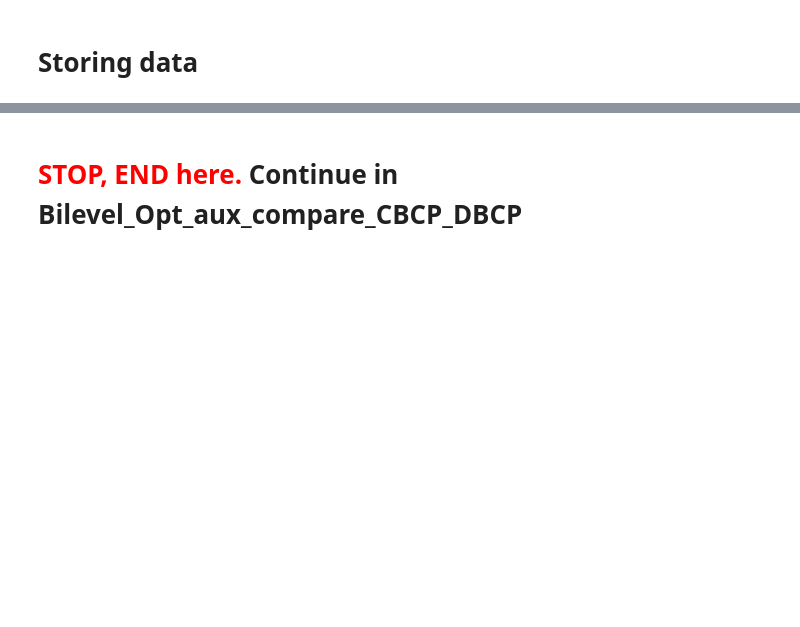
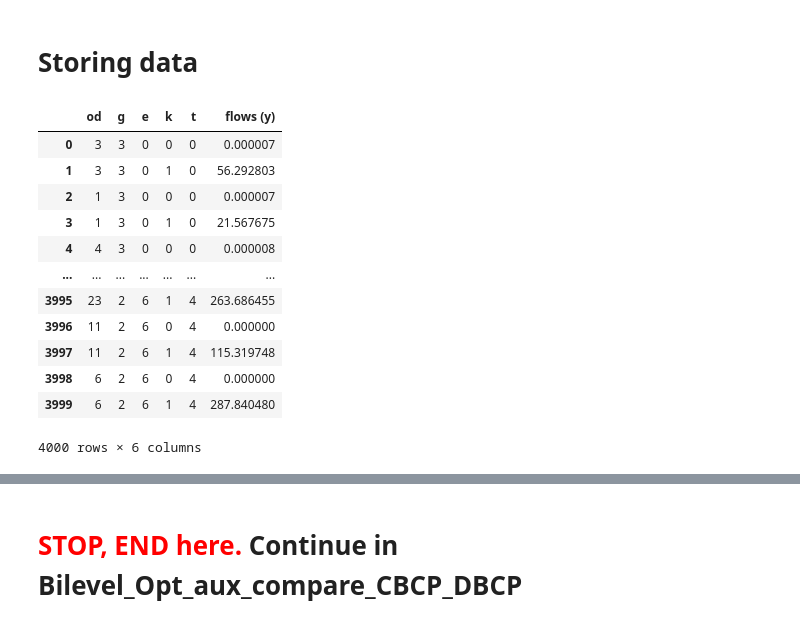
Before and after one commit to chihyuanchiu/CBCP_Credit_Discount, a Jupyter notebook: frank/Bilevel_Opt_CBCP_5_2___CBCP_to_init_DBCP.ipynb, the cells around one changed output, grey strips where cells are left out. Drawn from its saved outputs; the diff is of its cells as text; code cells hidden in the pictures; blank space fills up the shorter version.

```diff
--- a/frank/Bilevel_Opt_CBCP_5_2___CBCP_to_init_DBCP.ipynb
+++ b/frank/Bilevel_Opt_CBCP_5_2___CBCP_to_init_DBCP.ipynb
@@ -181,7 +235,7 @@ for counter, city in enumerate(dict_latency_params.keys()):
 # %%
 ## Set lambdas:
 
-lambda_E, lambda_R, lambda_I = 1.0, 1.0, 1.0
+lambda_E, lambda_R, lambda_I = 10.0, 1.0, 0.0
 lambda_list = [lambda_E, lambda_R, lambda_I]
 
 ## Initialize tau, alpha values:
@@ -189,7 +243,7 @@ lambda_list = [lambda_E, lambda_R, lambda_I]
 filename_segment = str(int(lambda_E)) + '_' + str(int(lambda_R)) + '_' + str(int(lambda_I))
 
 # directory_inits = '../data/opt_values___2_el_groups/'
-directory_inits = '../data/opt_CBCP_values___3_el_groups/'
+directory_inits = '../data/opt_CBCP_values___' + str(num_el) + '_el_groups/'
 df_inits = pd.read_csv(directory_inits + filename_segment + '___tau_B_stats_CBCP.csv')
 
 print("filename_segment:", filename_segment)
@@ -238,7 +306,7 @@ print("argmin_B:\n", argmin_B)
 # lambda_E, lambda_R, lambda_I = 1.0, 1.0, 1.0
 
 # directory_path = '../data/opt_values___2_el_groups/'
-directory_path = '../data/opt_CBCP_values___3_el_groups/'
+directory_path = '../data/opt_CBCP_values___' + str(num_el) + '_el_groups/'
 
 if lambda_E >= 1.0 - 1E-3 or lambda_E <= 1E-3:
     str_int_lambda_E = str(int(lambda_E))
@@ -572,7 +685,7 @@ start_time = time.time()
 dict_VoTs_demands_annotated = {}
 
 # directory_path = "../data/VoTs_demands_sorted___2_el_groups/"
-directory_path = "../data/VoTs_demands_sorted___3_el_groups/"
+directory_path = "../data/VoTs_demands_sorted___" + str(num_el) + "_el_groups/"
 
 for e in range(num_edges):
     for t in range(T):
@@ -1865,7 +2202,7 @@ for row_index, key in enumerate(list(y_opt_DBCP_new.keys())):
         y_opt_DBCP_new_array[row_index, -1] = y_opt_DBCP_new[key]
 #     print("row_index, key", (row_index, key))
 # %%
-directory_path = "../data/opt_DBCP_values___3_el_groups/"
+directory_path = "../data/opt_DBCP_values___" + str(num_el) + "_el_groups/"
 
 if lambda_E >= 1.0 - 1E-3 or lambda_E <= 1E-3:
     str_int_lambda_E = str(int(lambda_E))
@@ -1874,33 +2211,47 @@ else:
 
 if lambda_R >= 1.0 - 1E-3 or lambda_R <= 1E-3:
     str_int_lambda_R = str(int(lambda_R))
 else:
     str_int_lambda_R = 'point_' + str(int(lambda_R * 100))
 
 if lambda_I >= 1.0 - 1E-3 or lambda_I <= 1E-3:
     str_int_lambda_I = str(int(lambda_I))
 else:
     str_int_lambda_I = 'point_' + str(int(lambda_I * 100))
 
 filename_segment = str_int_lambda_E + '_' + str_int_lambda_R + '_' + str_int_lambda_I
 
 filename = filename_segment + "___y_DBCP.csv"
 
 
 column_names = ["od", "g", "e", "k", "t", "flows (y)"]
 
 df_y_opt_DBCP_new = pd.DataFrame(y_opt_DBCP_new_array, columns = column_names)
 df_y_opt_DBCP_new["od"] = df_y_opt_DBCP_new["od"].astype(int)
 df_y_opt_DBCP_new["g"] = df_y_opt_DBCP_new["g"].astype(int)
 df_y_opt_DBCP_new["e"] = df_y_opt_DBCP_new["e"].astype(int)
 df_y_opt_DBCP_new["k"] = df_y_opt_DBCP_new["k"].astype(int)
 df_y_opt_DBCP_new["t"] = df_y_opt_DBCP_new["t"].astype(int)
 
 df_y_opt_DBCP_new.to_csv(directory_path + filename, index=False)
 
 df_y_opt_DBCP_new
 
 # y_opt_DBCP_new
+# %% [output]
+|  | od | g | e | k | t | flows (y) |
+| 0 | 3 | 3 | 0 | 0 | 0 | 0.000007 |
+| 1 | 3 | 3 | 0 | 1 | 0 | 56.292803 |
+| 2 | 1 | 3 | 0 | 0 | 0 | 0.000007 |
+| 3 | 1 | 3 | 0 | 1 | 0 | 21.567675 |
+| 4 | 4 | 3 | 0 | 0 | 0 | 0.000008 |
+| ... | ... | ... | ... | ... | ... | ... |
+| 3995 | 23 | 2 | 6 | 1 | 4 | 263.686455 |
+| 3996 | 11 | 2 | 6 | 0 | 4 | 0.000000 |
+| 3997 | 11 | 2 | 6 | 1 | 4 | 115.319748 |
+| 3998 | 6 | 2 | 6 | 0 | 4 | 0.000000 |
+| 3999 | 6 | 2 | 6 | 1 | 4 | 287.840480 |
+4000 rows × 6 columns
 # %%
 # y_agg_DBCP_new
 # y_opt_DBCP_new
```
Also changed, not shown: parts of 29 cells of this notebook, 3 other files.
